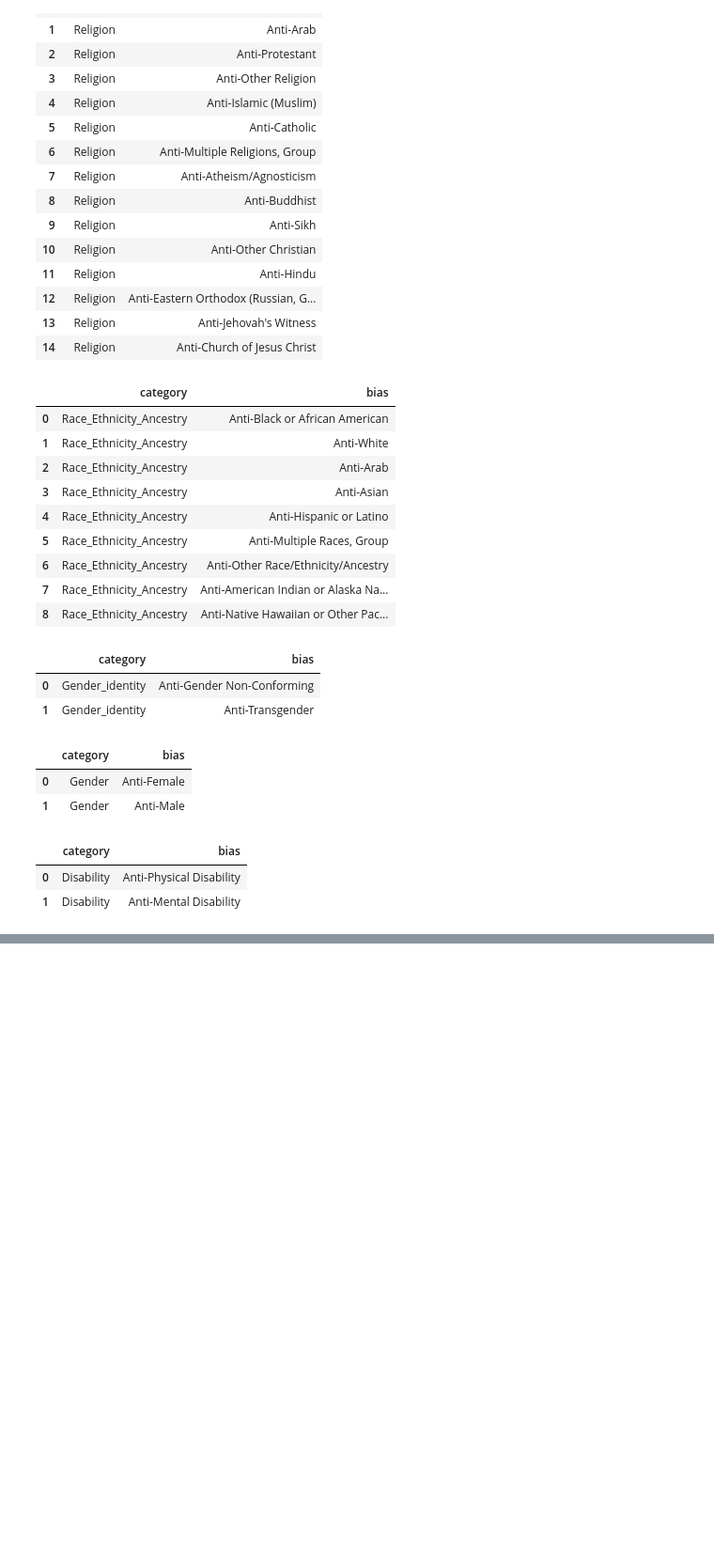
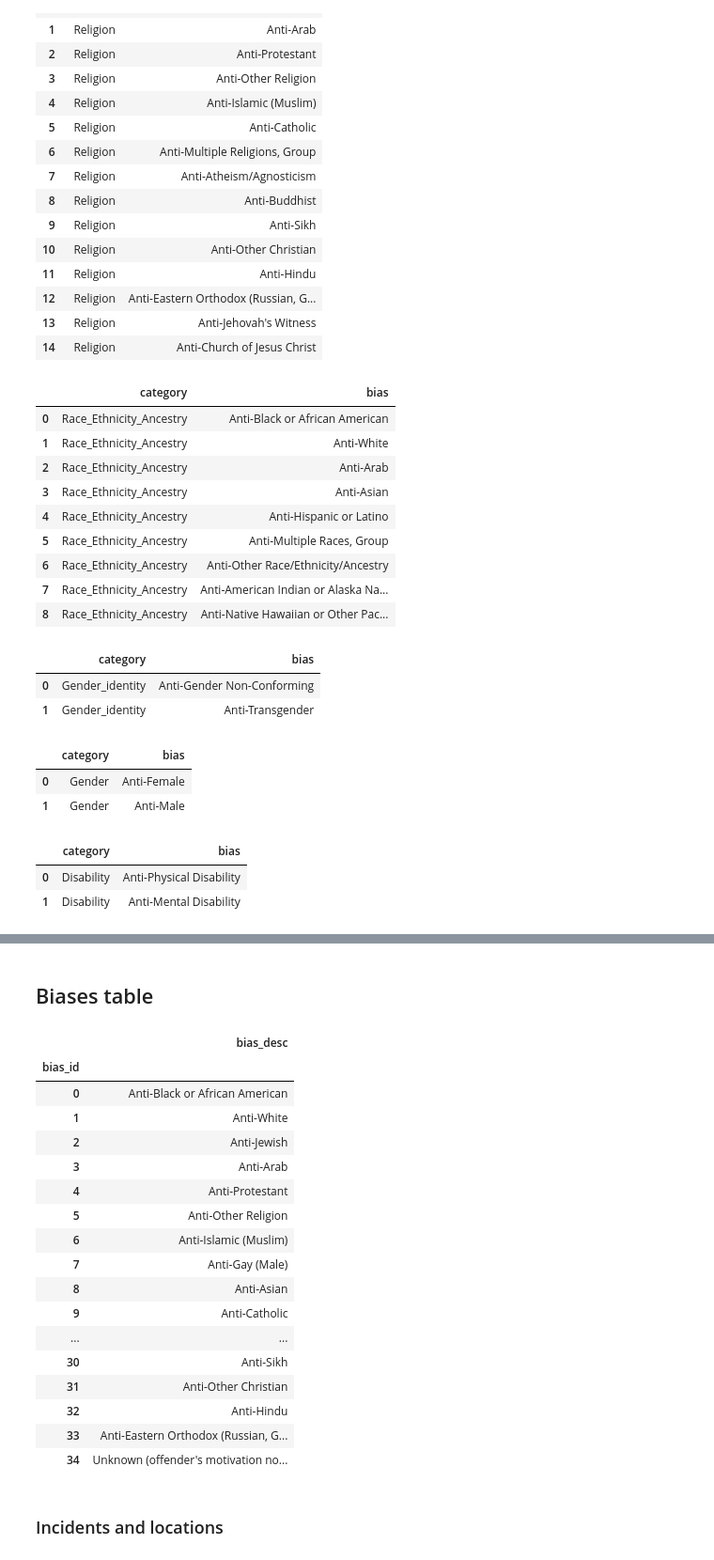
Before and after one commit to evacs/Project-3, a Jupyter notebook: Data_cleaning.ipynb, the cells around one changed output, grey strips where cells are left out. Shown: that part at 94% size. Saved outputs shown, nothing was run; the diff lists cells and outputs as text; code cells hidden in the pictures; blank space fills up the shorter version.

```diff
--- a/Data_cleaning.ipynb
+++ b/Data_cleaning.ipynb
@@ -267,3 +258,5 @@ bias_df = sexual_orientation_df.merge(Religion_df,how ='outer').merge(Race_Ethni
 # %%
 #Saving to csv file
 bias_df.to_csv("resources/bias_category.csv", index=False)
+# %% [markdown]
+## Biases table
@@ -269,0 +265,24 @@ bias_df.to_csv("resources/bias_category.csv", index=False)
+# %%
+# Create dataframe for bias
+biases_df = pd.DataFrame(bias, columns=['bias_desc'])
+biases_df.index.name = 'bias_id'
+biases_df
+# %% [output]
+|  | bias_desc |
+| bias_id |  |
+| 0 | Anti-Black or African American |
+| 1 | Anti-White |
+| 2 | Anti-Jewish |
+| 3 | Anti-Arab |
+| 4 | Anti-Protestant |
+| 5 | Anti-Other Religion |
+| 6 | Anti-Islamic (Muslim) |
+| 7 | Anti-Gay (Male) |
+| 8 | Anti-Asian |
+| 9 | Anti-Catholic |
+| ... | ... |
+| 30 | Anti-Sikh |
+| 31 | Anti-Other Christian |
+| 32 | Anti-Hindu |
+| 33 | Anti-Eastern Orthodox (Russian, G... |
+| 34 | Unknown (offender's motivation no... |
@@ -269,0 +292,2 @@ bias_df.to_csv("resources/bias_category.csv", index=False)
+# %% [markdown]
+### Incidents and locations
```
Also changed, not shown: parts of 17 cells of this notebook, 9 other files.
